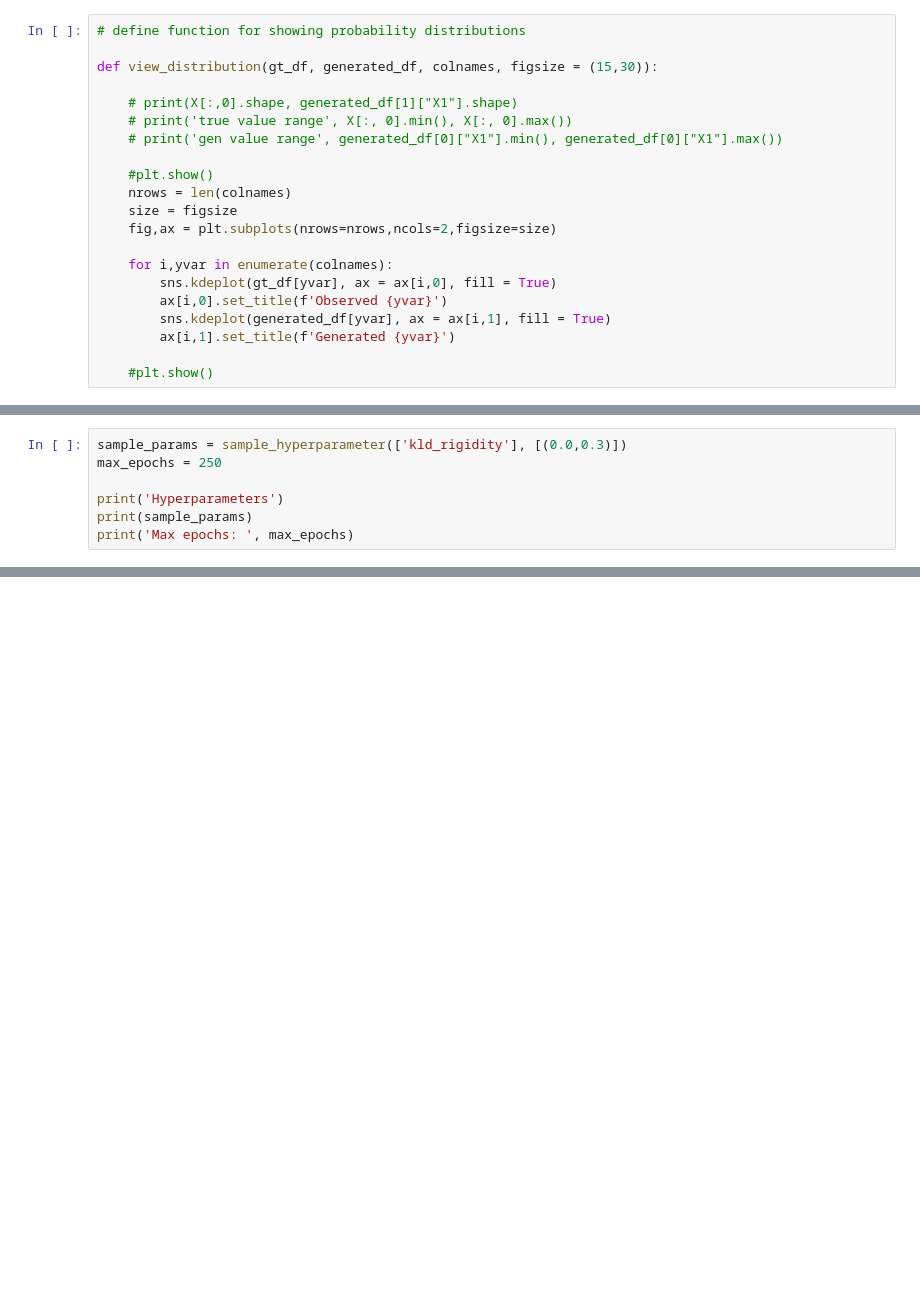
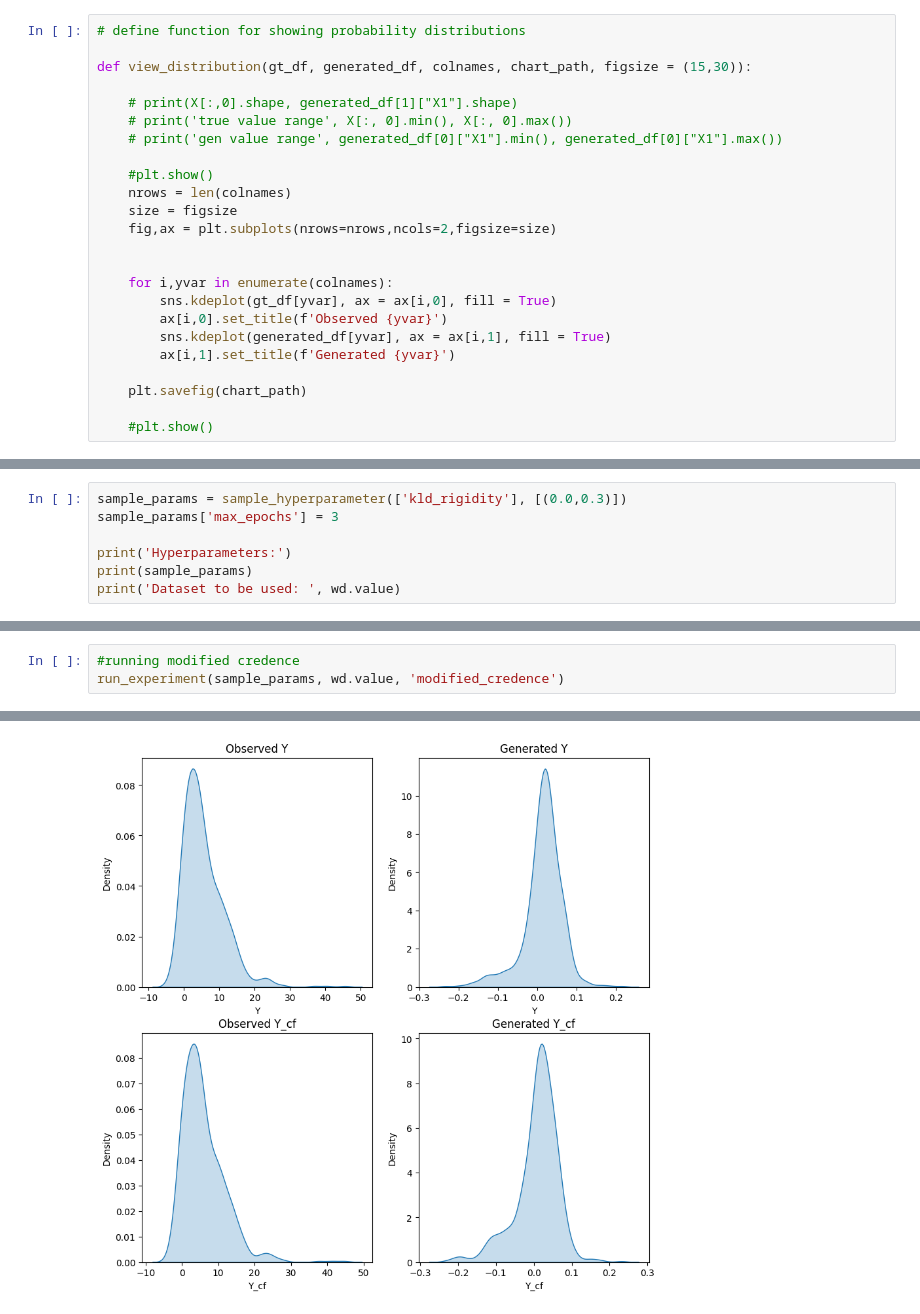
Before and after one commit to VinitraMk/nofl-pg, a Jupyter notebook: index.ipynb, the cells around one changed output, grey strips where cells are left out. Drawn from its saved outputs; the diff is of its cells as text; blank space fills up the shorter version.

Commit message:
completing experiment pipeline

```diff
--- a/index.ipynb
+++ b/index.ipynb
@@ -15,7 +17,7 @@ from common.evaluate import *
 # %%
 # define function for showing probability distributions
 
-def view_distribution(gt_df, generated_df, colnames, figsize = (15,30)):
+def view_distribution(gt_df, generated_df, colnames, chart_path, figsize = (15,30)):
 
     # print(X[:,0].shape, generated_df[1]["X1"].shape)
     # print('true value range', X[:, 0].min(), X[:, 0].max())
@@ -26,12 +28,15 @@ def view_distribution(gt_df, generated_df, colnames, figsize = (15,30)):
     size = figsize
     fig,ax = plt.subplots(nrows=nrows,ncols=2,figsize=size)
 
+
     for i,yvar in enumerate(colnames):
         sns.kdeplot(gt_df[yvar], ax = ax[i,0], fill = True)
         ax[i,0].set_title(f'Observed {yvar}')
         sns.kdeplot(generated_df[yvar], ax = ax[i,1], fill = True)
         ax[i,1].set_title(f'Generated {yvar}')
 
+    plt.savefig(chart_path)
+
     #plt.show()
 # %%
 # conduct experiment
@@ -114,8 +195,8 @@ framework_type = wf.value
 # %%
 sample_params = sample_hyperparameter(['kld_rigidity'], [(0.0,0.3)])
-max_epochs = 250
+sample_params['max_epochs'] = 3
 
-print('Hyperparameters')
+print('Hyperparameters:')
 print(sample_params)
-print('Max epochs: ', max_epochs)
+print('Dataset to be used: ', wd.value)
 # %% [output]
@@ -198,0 +206,4 @@ Framework to be used:  nfl
+# %%
+#running modified credence
+run_experiment(sample_params, wd.value, 'modified_credence')
+# %% [output]
@@ -198,0 +233 @@ Framework to be used:  nfl
+[figure, added]
```
Also changed, not shown: parts of 8 cells of this notebook, 7 other files.
